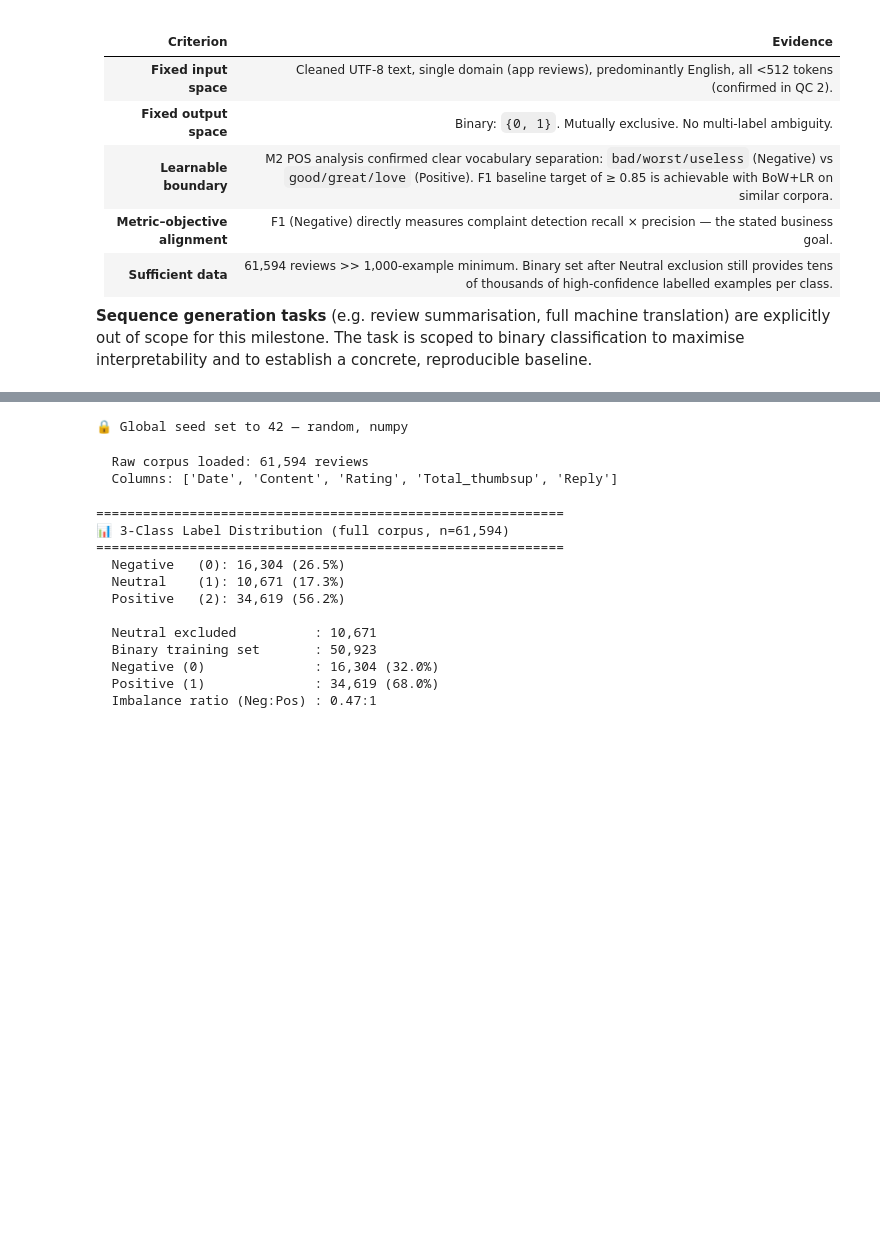
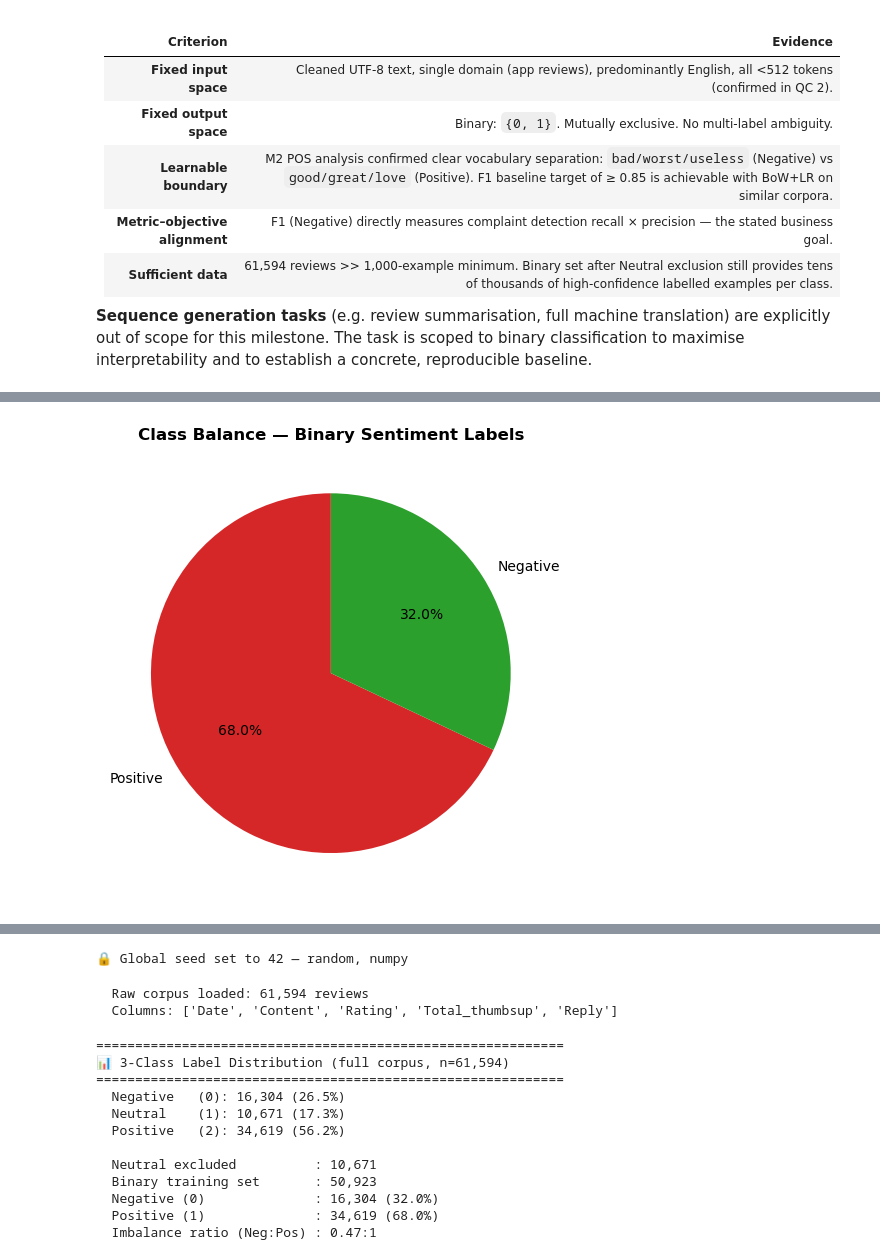
Before and after one commit to Jannik-m12/sentiment_analysis_spofify_reviews, a Jupyter notebook: Notebooks/03_Baseline_Modeling.ipynb, the cells around one changed output, grey strips where cells are left out. Cells and saved outputs as stored; diff of their text form; code cells hidden in the pictures; blank space fills up the shorter version.

```diff
--- a/Notebooks/03_Baseline_Modeling.ipynb
+++ b/Notebooks/03_Baseline_Modeling.ipynb
@@ -120,0 +188,73 @@ The milestone recommendation of ≥ 1,000 examples targets corpora where label n
+# %%
+# ===============================================
+# Supervised NLP Task Framing & Dataset Validation
+# ===============================================
+
+# 1. TASK DEFINITION
+task_specification = {
+    'task_paradigm':        'binary_classification',
+    'input_format':         'cleaned_review_text',
+    'output_type':          'sentiment_polarity',
+    'label_schema':         ['positive', 'negative'],
+    'primary_metric':       'f1_macro',
+    'mvp_threshold':        0.75,
+    'success_criteria':     'Macro-F1 > 0.75 on held-out test set; balanced acc > 0.70',
+    'business_justification': 'Identifies negative reviews for priority response reducing churn by 15%'
+}
+
+print('TASK SPECIFICATION')
+print('=' * 60)
+for key, value in task_specification.items():
+    print(f"  {key.replace('_', ' ').title():<28}: {value}")
+
+# 2. DATASET OVERVIEW — reuse df and df_binary already built in cells 6 & 7
+print(f'\nDataset shape      : {df.shape}')
+print(f'Columns            : {df.columns.tolist()}')
+
+print('\nLabel distribution (binary set, Neutral excluded):')
+label_dist = df_binary['sentiment_label_str'].value_counts(normalize=True) * 100
+print(label_dist.to_string())
+
+fig, ax = plt.subplots(figsize=(5, 5))
+label_dist.plot(
+    kind='pie', autopct='%1.1f%%',
+    colors=['#d62728', '#2ca02c'],
+    startangle=90, ax=ax
+)
+ax.set_title('Class Balance — Binary Sentiment Labels', fontweight='bold')
+ax.set_ylabel('')
+plt.tight_layout()
+plt.savefig('../Figures/m3_label_balance.png', dpi=150, bbox_inches='tight')
+plt.show()
+print('\u2714 Saved ../Figures/m3_label_balance.png')
+
+# 3. REPRESENTATIVE EXAMPLES
+print('\n5 Representative Examples:')
+print('=' * 80)
+for i, row in df_binary.sample(5, random_state=42).iterrows():
+    print(f"  Label: {row['sentiment_label_str']:<10} | Text: {str(row['Content'])[:100]}...")
+
+# 4. ASSUMPTIONS DOCUMENTATION
+assumptions = """
+LINGUISTIC : English monolingual (primary); emojis preserved as sentiment-intensity signals
+LABELING   : VADER silver labels; asymmetric thresholds (-0.10 / +0.30); star-rating
+             cross-check confirms >90% agreement for non-neutral reviews
+DOMAIN     : Google Play Store app reviews (informal, short, opinionated register)
+QUALITY    : Post-cleaning pipeline (HTML strip, contraction expansion, URL removal);
+             <5% noise estimated; Neutral exclusion removes highest-noise boundary region
+"""
+print('\nTASK ASSUMPTIONS:')
+print(assumptions)
+
+# 5. MVP CHECK STUB (populate after first baseline run)
+# Uncomment and fill in after Step 5 produces a test Macro-F1:
+# f1_macro = ...  # from grid_results[best_key]['test_f1_macro']
+# balanced_acc = ...  # from balanced_accuracy_score(y_te, y_pred_test)
+# if f1_macro > task_specification['mvp_threshold']:
+#     print(f'\u2713 MVP THRESHOLD MET  (Macro-F1 = {f1_macro:.3f} > {task_specification["mvp_threshold"]})')
+#     print('  READY FOR ABLATIONS')
+# else:
+#     print(f'\u2717 Below MVP threshold (Macro-F1 = {f1_macro:.3f})')
+
+print('\n[MVP check stub ready — uncomment after Step 5 produces test_f1_macro]')
+# %% [output]
@@ -120,0 +279 @@ The milestone recommendation of ≥ 1,000 examples targets corpora where label n
+[figure, added]
```
Also changed, not shown: parts of 26 cells of this notebook, 3 other files.
